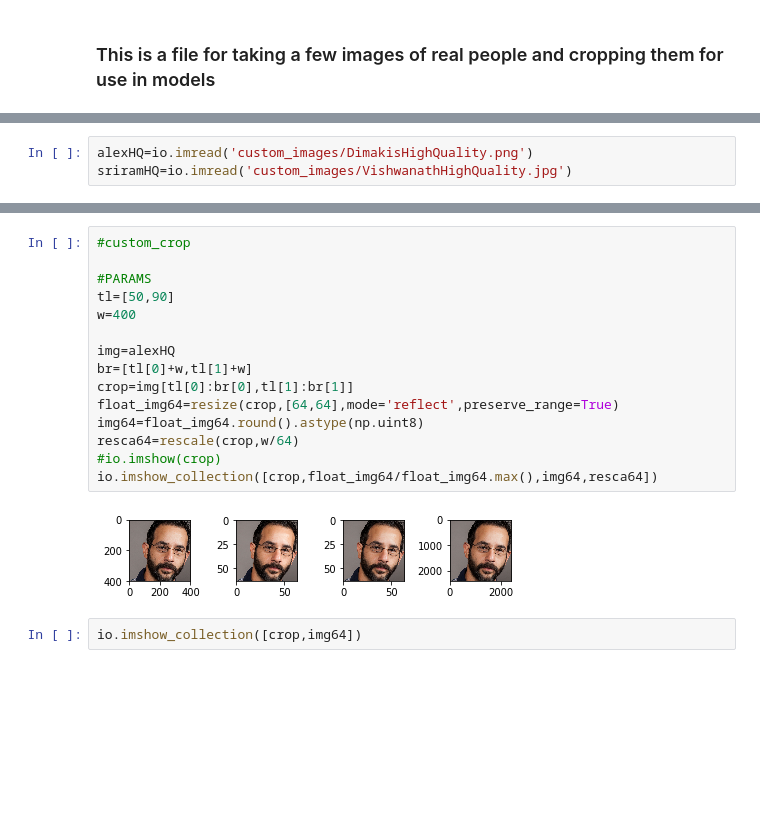
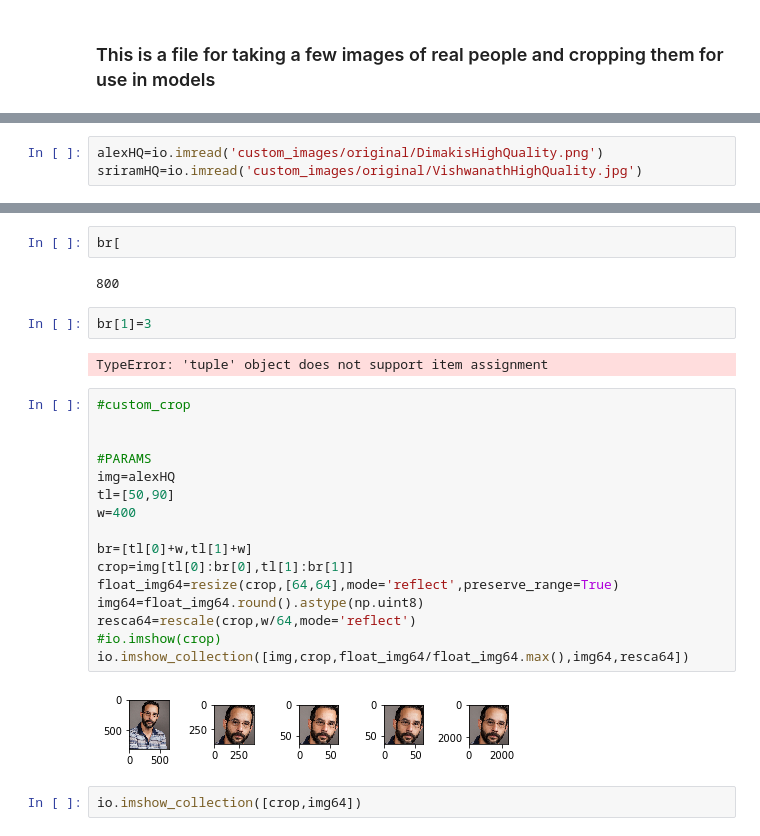
Before and after one commit to mkocaoglu/CausalGAN, a Jupyter notebook: custom_image_crop.ipynb, the cells around one changed output, grey strips where cells are left out. Saved outputs shown, nothing was run; the diff lists cells and outputs as text; blank space fills up the shorter version.

Commit message:
preprocessed encoder images, minor began changes, notebook for exploring real data

```diff
--- a/custom_image_crop.ipynb
+++ b/custom_image_crop.ipynb
@@ -8,3 +12,3 @@ from skimage.transform import rescale, resize, downscale_local_mean
 # %%
-alexHQ=io.imread('custom_images/DimakisHighQuality.png')
-sriramHQ=io.imread('custom_images/VishwanathHighQuality.jpg')
+alexHQ=io.imread('custom_images/original/DimakisHighQuality.png')
+sriramHQ=io.imread('custom_images/original/VishwanathHighQuality.jpg')
@@ -16,20 +57,29 @@ io.imshow(alexHQ)
+# %%
+br[
+# %% [output]
+800
+# %%
+br[1]=3
+# %% [output]
+TypeError: 'tuple' object does not support item assignment
 # %%
 #custom_crop
 
+
 #PARAMS
+img=alexHQ
 tl=[50,90]
 w=400
 
-img=alexHQ
 br=[tl[0]+w,tl[1]+w]
 crop=img[tl[0]:br[0],tl[1]:br[1]]
 float_img64=resize(crop,[64,64],mode='reflect',preserve_range=True)
 img64=float_img64.round().astype(np.uint8)
-resca64=rescale(crop,w/64)
+resca64=rescale(crop,w/64,mode='reflect')
 #io.imshow(crop)
-io.imshow_collection([crop,float_img64/float_img64.max(),img64,resca64])
+io.imshow_collection([img,crop,float_img64/float_img64.max(),img64,resca64])
 # %% [output]
-[figure, old version]
+[figure, new version]
 # %%
 io.imshow_collection([crop,img64])
 # %% [output]
```
Also changed, not shown: parts of 10 cells of this notebook, 17 other files.
